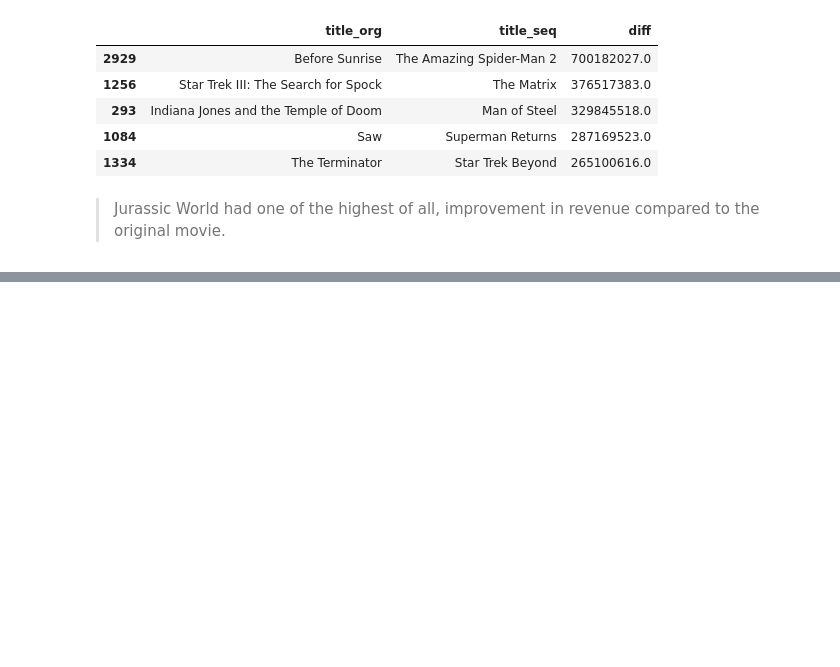
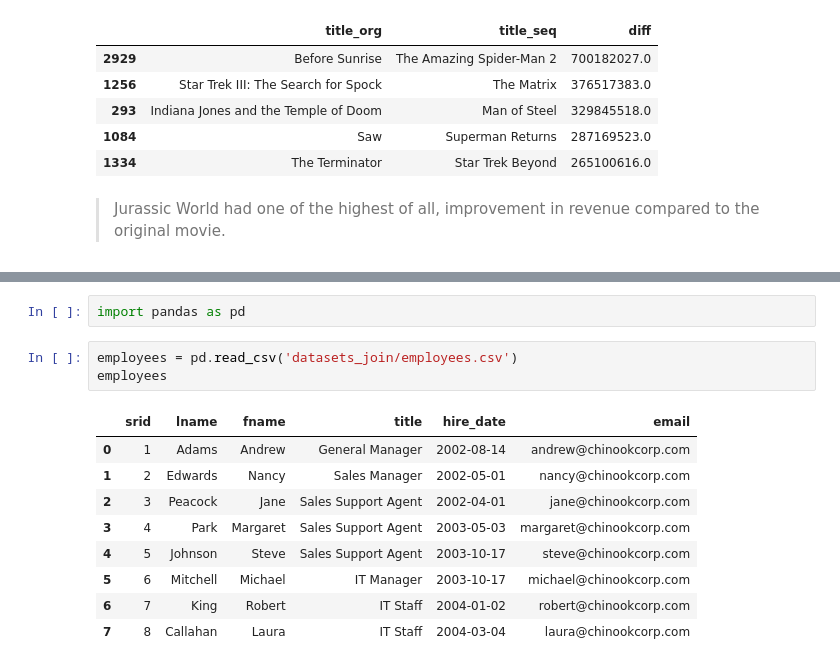
Before and after one commit to aziscript/Python-for-data-analysis, a Jupyter notebook: 04_joining_data_with_pd.ipynb, the cells around one changed output, grey strips where cells are left out. Drawn from its saved outputs; the diff is of its cells as text; blank space fills up the shorter version.

```diff
--- a/04_joining_data_with_pd.ipynb
+++ b/04_joining_data_with_pd.ipynb
@@ -784,0 +792,15 @@ titles_diff.sort_values('diff', ascending=False).head()
+# %%
+import pandas as pd
+# %%
+employees = pd.read_csv('datasets_join/employees.csv')
+employees
+# %% [output]
+|  | srid | lname | fname | title | hire_date | email |
+| 0 | 1 | Adams | Andrew | General Manager | 2002-08-14 | andrew@chinookcorp.com |
+| 1 | 2 | Edwards | Nancy | Sales Manager | 2002-05-01 | nancy@chinookcorp.com |
+| 2 | 3 | Peacock | Jane | Sales Support Agent | 2002-04-01 | jane@chinookcorp.com |
+| 3 | 4 | Park | Margaret | Sales Support Agent | 2003-05-03 | margaret@chinookcorp.com |
+| 4 | 5 | Johnson | Steve | Sales Support Agent | 2003-10-17 | steve@chinookcorp.com |
+| 5 | 6 | Mitchell | Michael | IT Manager | 2003-10-17 | michael@chinookcorp.com |
+| 6 | 7 | King | Robert | IT Staff | 2004-01-02 | robert@chinookcorp.com |
+| 7 | 8 | Callahan | Laura | IT Staff | 2004-03-04 | laura@chinookcorp.com |
```
Also changed, not shown: parts of 17 cells of this notebook, 6 other files.
